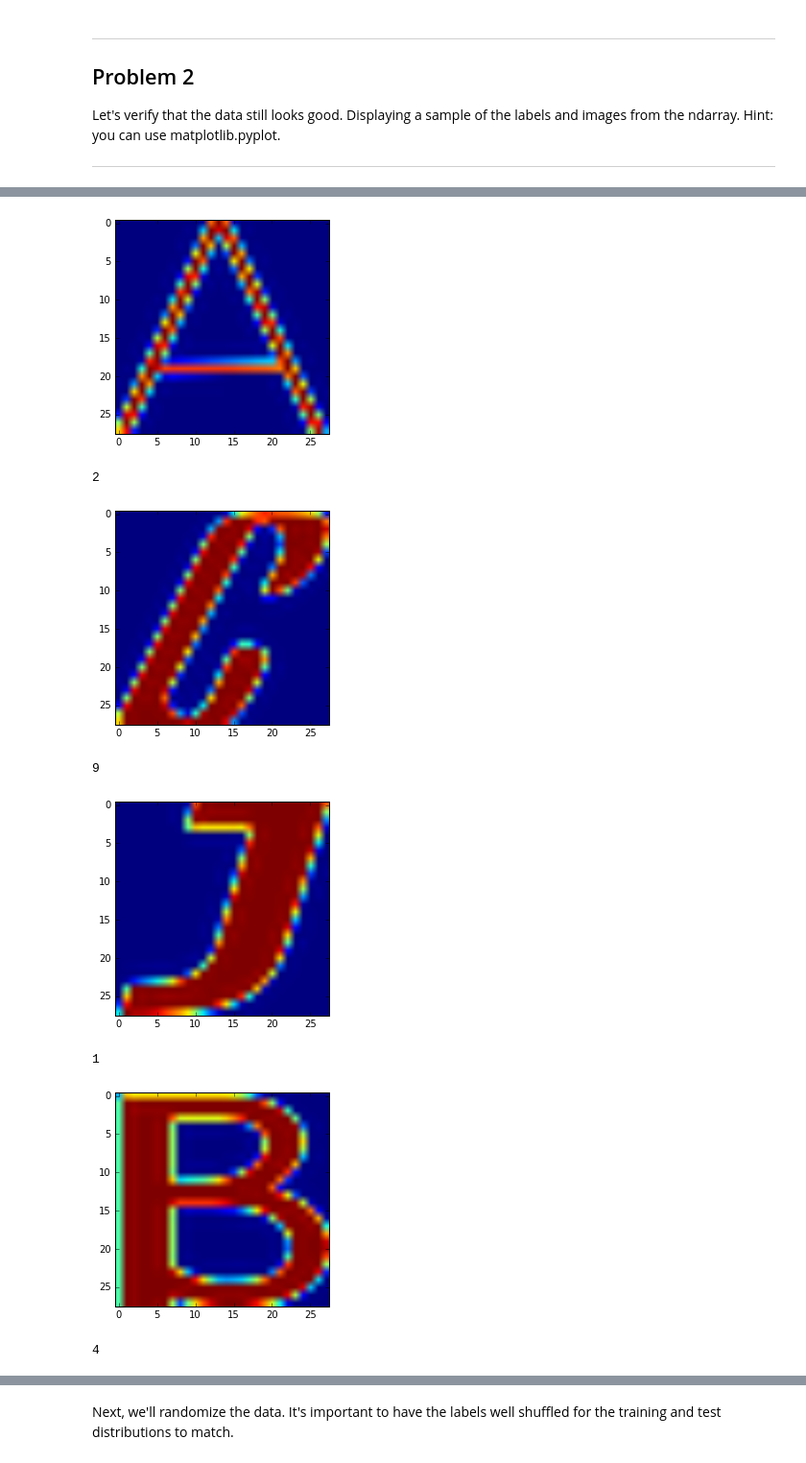
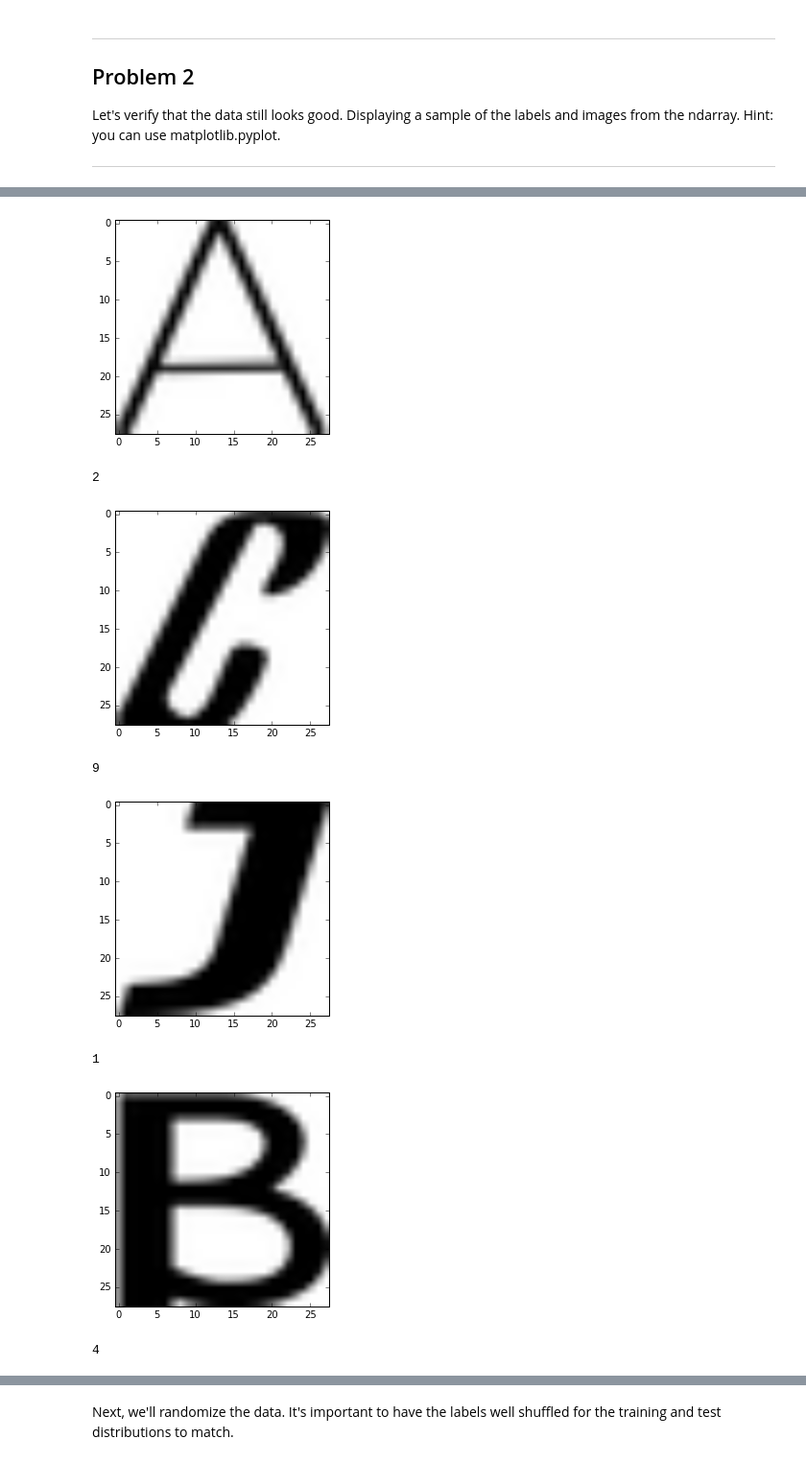
Before and after one commit to hfoffani/tensorflow-dl, a Jupyter notebook: 1_notmnist.ipynb, the cells around one changed output, grey strips where cells are left out. Shown at 96% size. Drawn from its saved outputs; the diff is of its cells as text; code cells hidden in the pictures.

```diff
--- a/1_notmnist.ipynb
+++ b/1_notmnist.ipynb
@@ -185,25 +185,25 @@ Let's verify that the data still looks good. Displaying a sample of the labels a
 # %%
 print('my answer to problem 2')
 print(np.shape(train_dataset))
 print(np.shape(train_labels))
 print(np.shape(train_dataset[3040]))
 
 for i in [ 3040, 123409, 494990, 66666, 234543 ]:
     print(train_labels[i])
     d1 = train_dataset[i]
-    plt.imshow(d1)
+    plt.imshow(d1, cmap="binary")
     plt.show()
 # %% [output]
 my answer to problem 2
 (529114, 28, 28)
 (529114,)
 (28, 28)
 0
-[figure, old version]
+[figure, new version]
 2
-[figure, old version]
+[figure, new version]
 9
-[figure, old version]
+[figure, new version]
 1
-[figure, old version]
+[figure, new version]
 4
```
Also changed, not shown: parts of 3 cells of this notebook.
